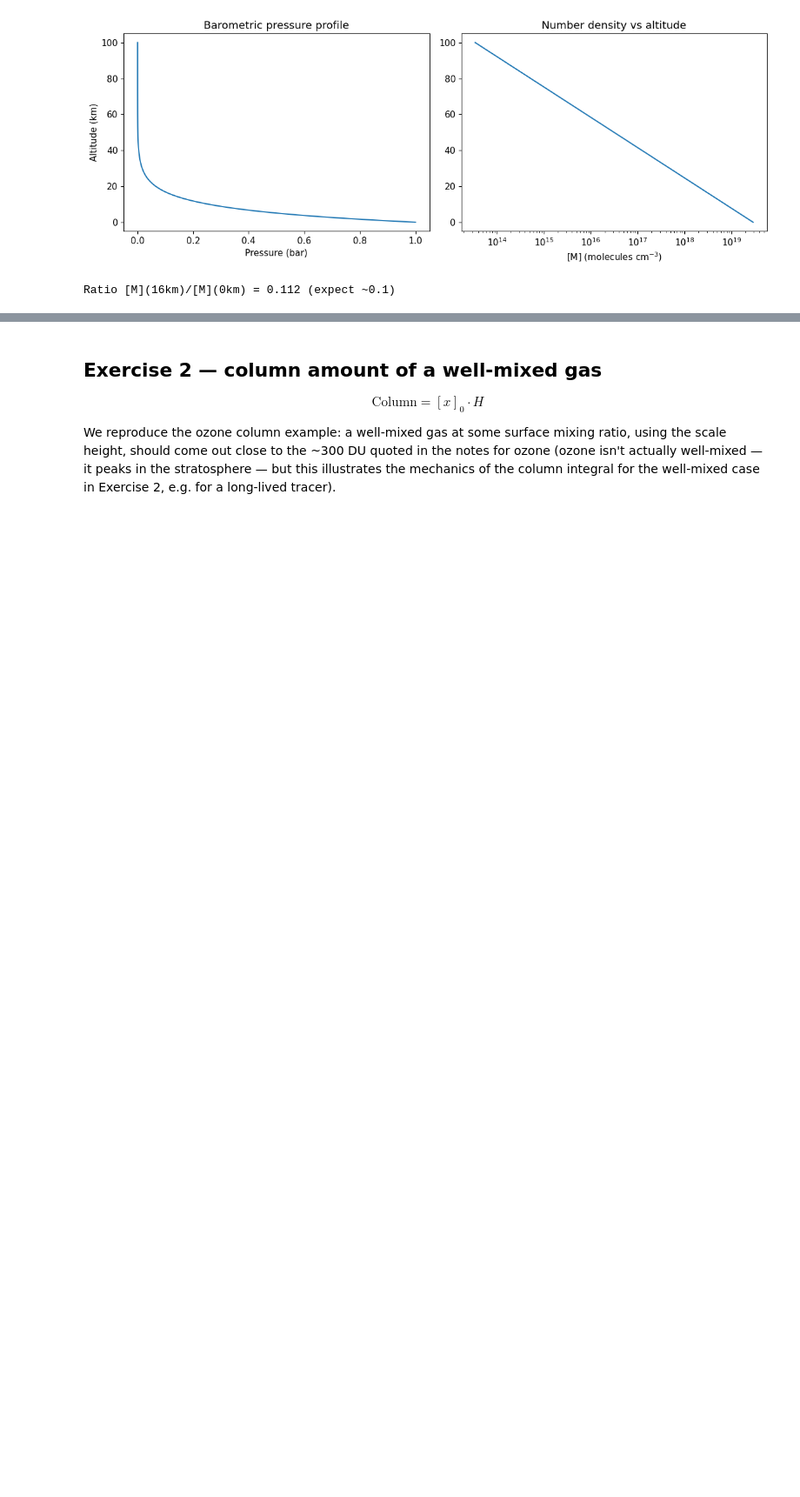
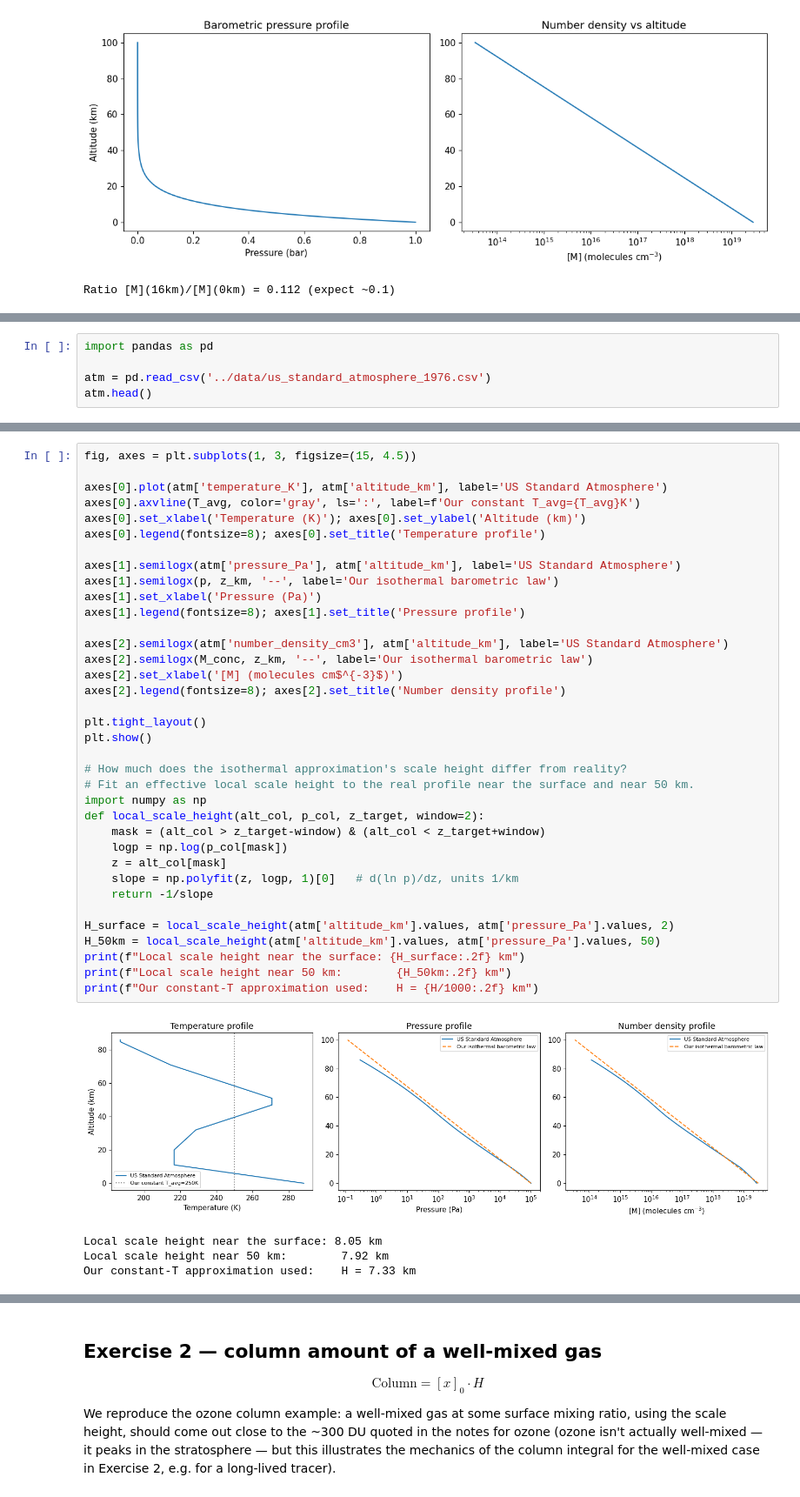
Before and after one commit to ata27/B4_2025-26, a Jupyter notebook: notebooks/01-atmospheric-structure.ipynb, the cells around one changed output, grey strips where cells are left out. Shown at 87% size. Saved outputs shown, nothing was run; the diff lists cells and outputs as text; blank space fills up the shorter version.

Commit message:
Add 1976 US Standard Atmosphere reference dataset (data/), generator script, and integrate it into Module 1's notebook as a real-data comparison

```diff
--- a/notebooks/01-atmospheric-structure.ipynb
+++ b/notebooks/01-atmospheric-structure.ipynb
@@ -71,0 +80,5 @@ Ratio [M](16km)/[M](0km) = 0.112 (expect ~0.1)
+# %%
+import pandas as pd
+
+atm = pd.read_csv('../data/us_standard_atmosphere_1976.csv')
+atm.head()
@@ -71,0 +92,41 @@ Ratio [M](16km)/[M](0km) = 0.112 (expect ~0.1)
+# %%
+fig, axes = plt.subplots(1, 3, figsize=(15, 4.5))
+
+axes[0].plot(atm['temperature_K'], atm['altitude_km'], label='US Standard Atmosphere')
+axes[0].axvline(T_avg, color='gray', ls=':', label=f'Our constant T_avg={T_avg}K')
+axes[0].set_xlabel('Temperature (K)'); axes[0].set_ylabel('Altitude (km)')
+axes[0].legend(fontsize=8); axes[0].set_title('Temperature profile')
+
+axes[1].semilogx(atm['pressure_Pa'], atm['altitude_km'], label='US Standard Atmosphere')
+axes[1].semilogx(p, z_km, '--', label='Our isothermal barometric law')
+axes[1].set_xlabel('Pressure (Pa)')
+axes[1].legend(fontsize=8); axes[1].set_title('Pressure profile')
+
+axes[2].semilogx(atm['number_density_cm3'], atm['altitude_km'], label='US Standard Atmosphere')
+axes[2].semilogx(M_conc, z_km, '--', label='Our isothermal barometric law')
+axes[2].set_xlabel('[M] (molecules cm$^{-3}$)')
+axes[2].legend(fontsize=8); axes[2].set_title('Number density profile')
+
+plt.tight_layout()
+plt.show()
+
+# How much does the isothermal approximation's scale height differ from reality?
+# Fit an effective local scale height to the real profile near the surface and near 50 km.
+import numpy as np
+def local_scale_height(alt_col, p_col, z_target, window=2):
+    mask = (alt_col > z_target-window) & (alt_col < z_target+window)
+    logp = np.log(p_col[mask])
+    z = alt_col[mask]
+    slope = np.polyfit(z, logp, 1)[0]   # d(ln p)/dz, units 1/km
+    return -1/slope
+
+H_surface = local_scale_height(atm['altitude_km'].values, atm['pressure_Pa'].values, 2)
+H_50km = local_scale_height(atm['altitude_km'].values, atm['pressure_Pa'].values, 50)
+print(f"Local scale height near the surface: {H_surface:.2f} km")
+print(f"Local scale height near 50 km:        {H_50km:.2f} km")
+print(f"Our constant-T approximation used:    H = {H/1000:.2f} km")
+# %% [output]
+[figure, added]
+Local scale height near the surface: 8.05 km
+Local scale height near 50 km:        7.92 km
+Our constant-T approximation used:    H = 7.33 km
```
Also changed, not shown: parts of 3 cells of this notebook, 4 other files.
